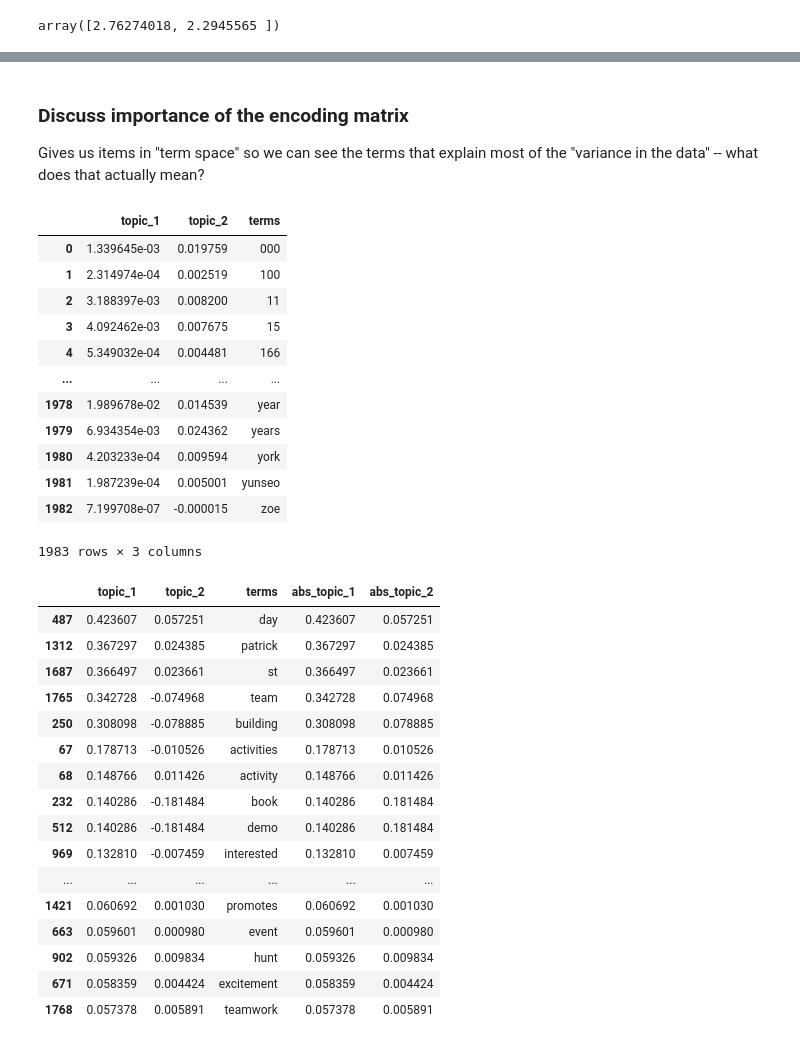
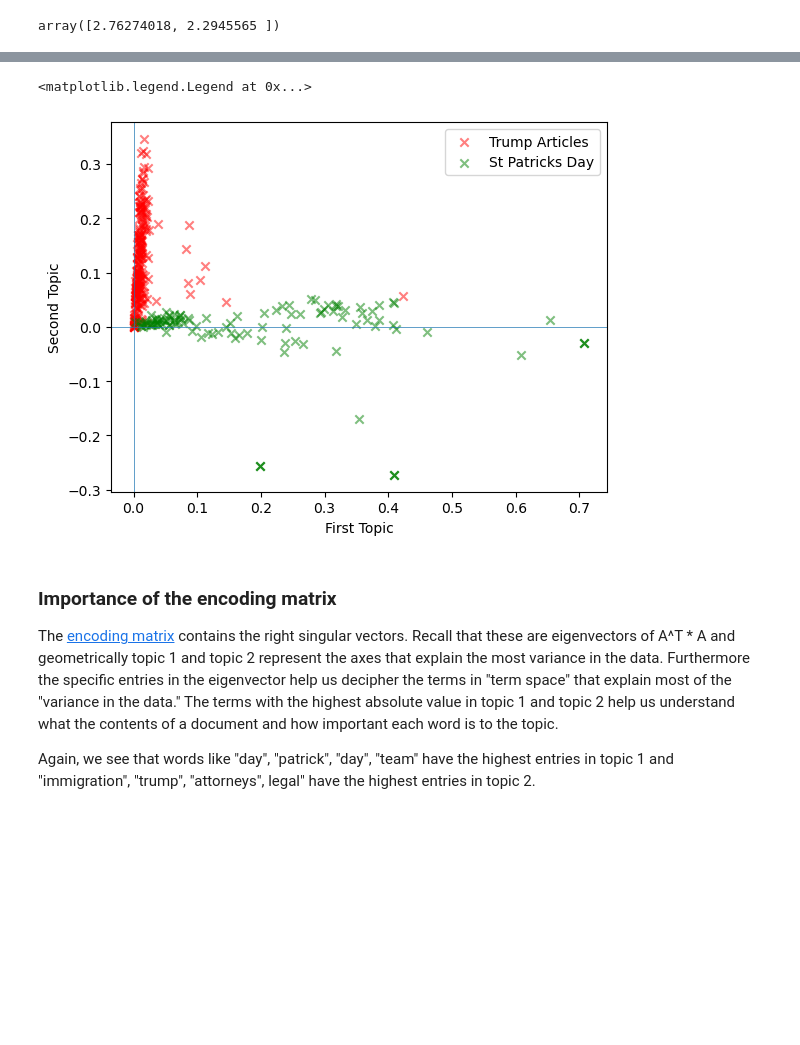
Before and after one commit to zaynpatel/LTA2061, a Jupyter notebook: PracticeLSA2.ipynb, the cells around one changed output, grey strips where cells are left out. Drawn from its saved outputs; the diff is of its cells as text; code cells hidden in the pictures; blank space fills up the shorter version.

```diff
--- a/PracticeLSA2.ipynb
+++ b/PracticeLSA2.ipynb
@@ -260,4 +307,25 @@ display(topic_encoded_df)
+# %%
+fig, ax = plt.subplots()
+
+# I believe this should print trump in topic_2
+for val in topic_encoded_df.Is_StPatricks.unique():
+    topic_1 = topic_encoded_df[topic_encoded_df.Is_StPatricks == val]['Topic 1'].values # St. Patricks
+    topic_2 = topic_encoded_df[topic_encoded_df.Is_StPatricks == val]['Topic 2'].values # Trump
+    color = "green" if val else "red" # if val means True
+    label = "St Patricks Day" if val else "Trump Articles"
+    ax.scatter(topic_1, topic_2, c = color, marker = 'x', alpha = 0.5, label = label)
+
+ax.set_xlabel('First Topic')
+ax.set_ylabel('Second Topic')
+ax.axvline(linewidth = 0.5)
+ax.axhline(linewidth = 0.5)
+ax.legend()
+# %% [output]
+<matplotlib.legend.Legend at 0x...>
+[figure, new version]
 # %% [markdown]
-### Discuss importance of the encoding matrix
+### Importance of the encoding matrix
 
-Gives us items in "term space" so we can see the terms that explain most of the "variance in the data" -- what does that actually mean?
+The [encoding matrix](https://youtu.be/NWb_4O3ssbA?si=ayafjM7whFxMW7Ec&t=189) contains the right singular vectors. Recall that these are eigenvectors of A^T * A and geometrically topic 1 and topic 2 represent the axes that explain the most variance in the data. Furthermore the specific entries in the eigenvector help us decipher the terms in "term space" that explain most of the "variance in the data." The terms with the highest absolute value in topic 1 and topic 2 help us understand what the contents of a document and how important each word is to the topic.
+
+Again, we see that words like "day", "patrick", "day", "team" have the highest entries in topic 1 and "immigration", "trump", "attorneys", legal" have the highest entries in topic 2.
@@ -264,41 +334,3 @@ Gives us items in "term space" so we can see the terms that explain most of the
 # %%
 encoding_matrix = pd.DataFrame(two_svd.components_, index = ['topic_1', 'topic_2']).T
-
 encoding_matrix["terms"] = dictionary
-display(encoding_matrix)
-# %% [output]
-|  | topic_1 | topic_2 | terms |
-| 0 | 1.339645e-03 | 0.019759 | 000 |
-| 1 | 2.314974e-04 | 0.002519 | 100 |
-| 2 | 3.188397e-03 | 0.008200 | 11 |
-| 3 | 4.092462e-03 | 0.007675 | 15 |
-| 4 | 5.349032e-04 | 0.004481 | 166 |
-| ... | ... | ... | ... |
-| 1978 | 1.989678e-02 | 0.014539 | year |
-| 1979 | 6.934354e-03 | 0.024362 | years |
-| 1980 | 4.203233e-04 | 0.009594 | york |
-| 1981 | 1.987239e-04 | 0.005001 | yunseo |
-| 1982 | 7.199708e-07 | -0.000015 | zoe |
-1983 rows × 3 columns
-# %%
-encoding_matrix['abs_topic_1'] = np.abs(encoding_matrix['topic_1'])
-encoding_matrix['abs_topic_2'] = np.abs(encoding_matrix['topic_2'])
-display(encoding_matrix.sort_values('abs_topic_1', ascending=False).head(25))
-# %% [output]
-|  | topic_1 | topic_2 | terms | abs_topic_1 | abs_topic_2 |
-| 487 | 0.423607 | 0.057251 | day | 0.423607 | 0.057251 |
-| 1312 | 0.367297 | 0.024385 | patrick | 0.367297 | 0.024385 |
-| 1687 | 0.366497 | 0.023661 | st | 0.366497 | 0.023661 |
-| 1765 | 0.342728 | -0.074968 | team | 0.342728 | 0.074968 |
-| 250 | 0.308098 | -0.078885 | building | 0.308098 | 0.078885 |
-| 67 | 0.178713 | -0.010526 | activities | 0.178713 | 0.010526 |
-| 68 | 0.148766 | 0.011426 | activity | 0.148766 | 0.011426 |
-| 232 | 0.140286 | -0.181484 | book | 0.140286 | 0.181484 |
-| 512 | 0.140286 | -0.181484 | demo | 0.140286 | 0.181484 |
-| 969 | 0.132810 | -0.007459 | interested | 0.132810 | 0.007459 |
-| ... | ... | ... | ... | ... | ... |
-| 1421 | 0.060692 | 0.001030 | promotes | 0.060692 | 0.001030 |
-| 663 | 0.059601 | 0.000980 | event | 0.059601 | 0.000980 |
-| 902 | 0.059326 | 0.009834 | hunt | 0.059326 | 0.009834 |
-| 671 | 0.058359 | 0.004424 | excitement | 0.058359 | 0.004424 |
-| 1768 | 0.057378 | 0.005891 | teamwork | 0.057378 | 0.005891 |
```
Also changed, not shown: parts of 34 cells of this notebook.
